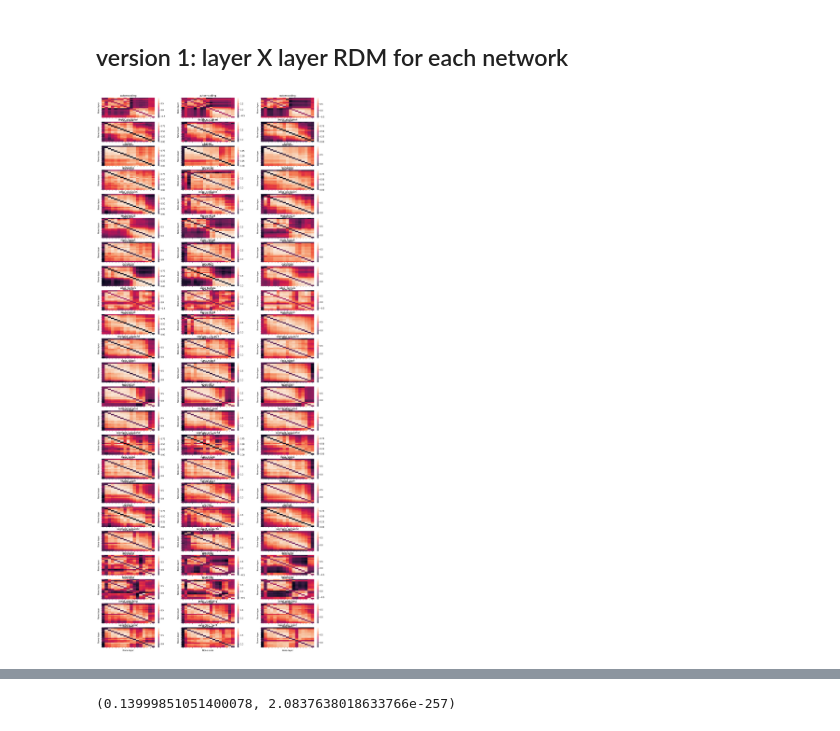
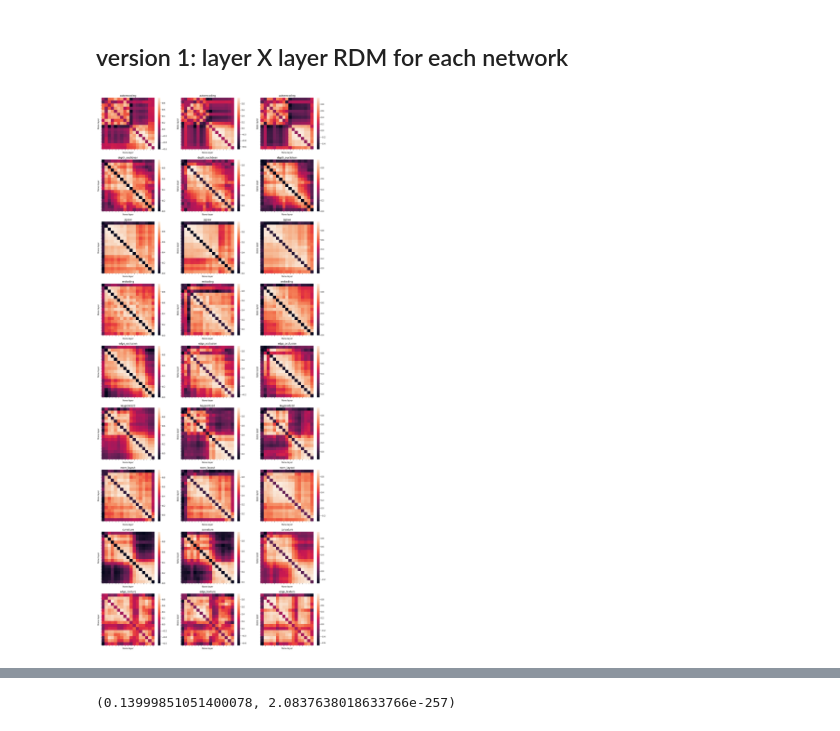
Before and after one commit to toniklenk/analysis-taskonomy, a Jupyter notebook: scripts/factors analysis.ipynb, the cells around one changed output, grey strips where cells are left out. Cells and saved outputs as stored; diff of their text form; code cells hidden in the pictures.

```diff
--- a/scripts/factors analysis.ipynb
+++ b/scripts/factors analysis.ipynb
@@ -749,14 +750,18 @@ dfi = dfi.unstack("layer")
 factor2_rdms = dfi.groupby(["dataset", "scale","model"]).apply(calculate_rdm)
 # %%
 factor2_rdms.to_hdf(os.path.join(PATH_RESULTS, "layer profile", "all_maxpoool.h5"), key="factor2_rdms")
+# %%
+factor2_rdms = pd.read_hdf(
+    os.path.join(PATH_RESULTS, "layer profile", "all_maxpoool.h5"), key="factor2_rdms"
+)
 # %%
-fig, axes = plt.subplots(23,3, figsize=(20,50))
+fig, axes = plt.subplots(9,3, figsize=(20,50))
 
-for (mo, da), ax in zip(product(MODEL_NAMES, DATASET_NAMES), axes.flat):
+for (mo, da), ax in zip(product(MODEL_NAMES[:10], DATASET_NAMES), axes.flat):
     #ax.plot(tmp.loc[(da, "scale4", mo)])
     ax.set_title(mo)
     sns.heatmap(factor2_rdms.loc[(da, "scale4", mo)], ax=ax)
     ax.set_xticklabels("")
     ax.set_yticklabels("")
 # %% [output]
-[figure, old version]
+[figure, new version]
```
Also changed, not shown: parts of 96 cells of this notebook, 7 other files.
